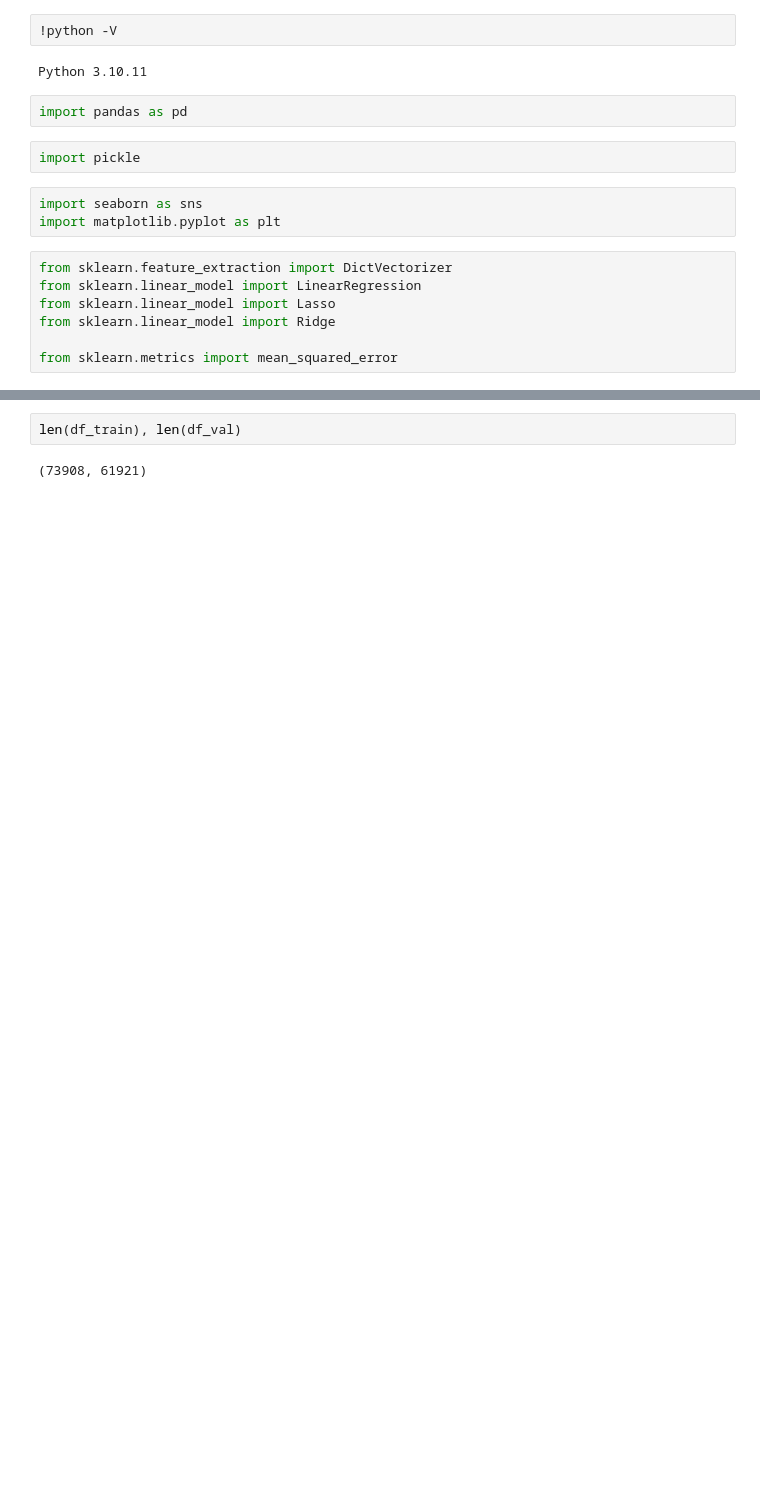
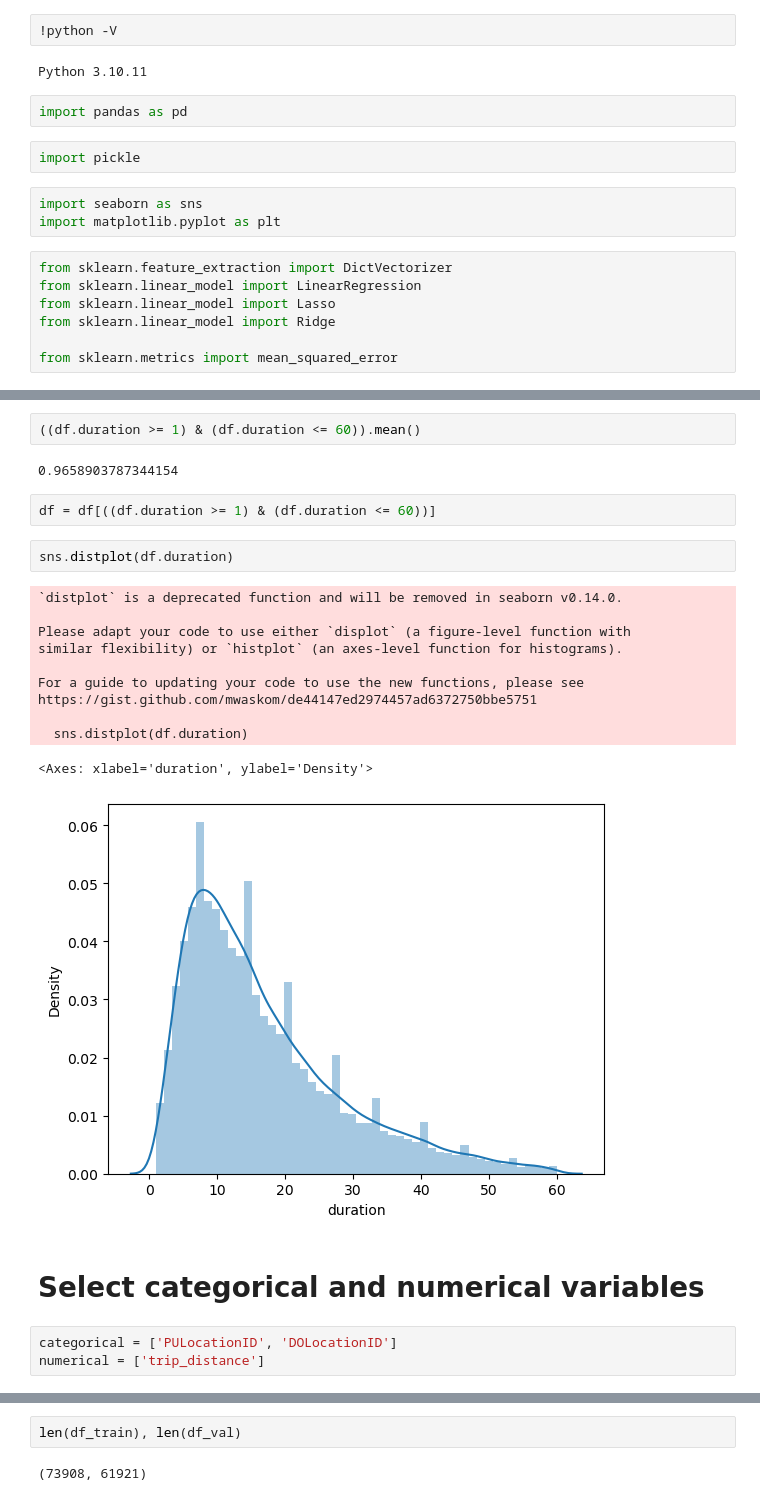
Before and after one commit to genagma/mlops-zoomcamp-workspace, a Jupyter notebook: 01-intro/duration-prediction.ipynb, the cells around one changed output, grey strips where cells are left out. Cells and saved outputs as stored; diff of their text form; blank space fills up the shorter version.

```diff
--- a/01-intro/duration-prediction.ipynb
+++ b/01-intro/duration-prediction.ipynb
@@ -86,0 +83,25 @@ mean_squared_error(y_train, y_pred, squared=False)
+# %%
+((df.duration >= 1) & (df.duration <= 60)).mean()
+# %% [output]
+0.9658903787344154
+# %%
+df = df[((df.duration >= 1) & (df.duration <= 60))]
+# %%
+sns.distplot(df.duration)
+# %% [output]
+`distplot` is a deprecated function and will be removed in seaborn v0.14.0.
+
+Please adapt your code to use either `displot` (a figure-level function with
+similar flexibility) or `histplot` (an axes-level function for histograms).
+
+For a guide to updating your code to use the new functions, please see
+https://gist.github.com/mwaskom/de44147ed2974457ad6372750bbe5751
+
+  sns.distplot(df.duration)
+<Axes: xlabel='duration', ylabel='Density'>
+[figure, added]
+# %% [markdown]
+# Select categorical and numerical variables
+# %%
+categorical = ['PULocationID', 'DOLocationID']
+numerical = ['trip_distance']
```
Also changed, not shown: parts of 27 cells of this notebook, 2 other files.
